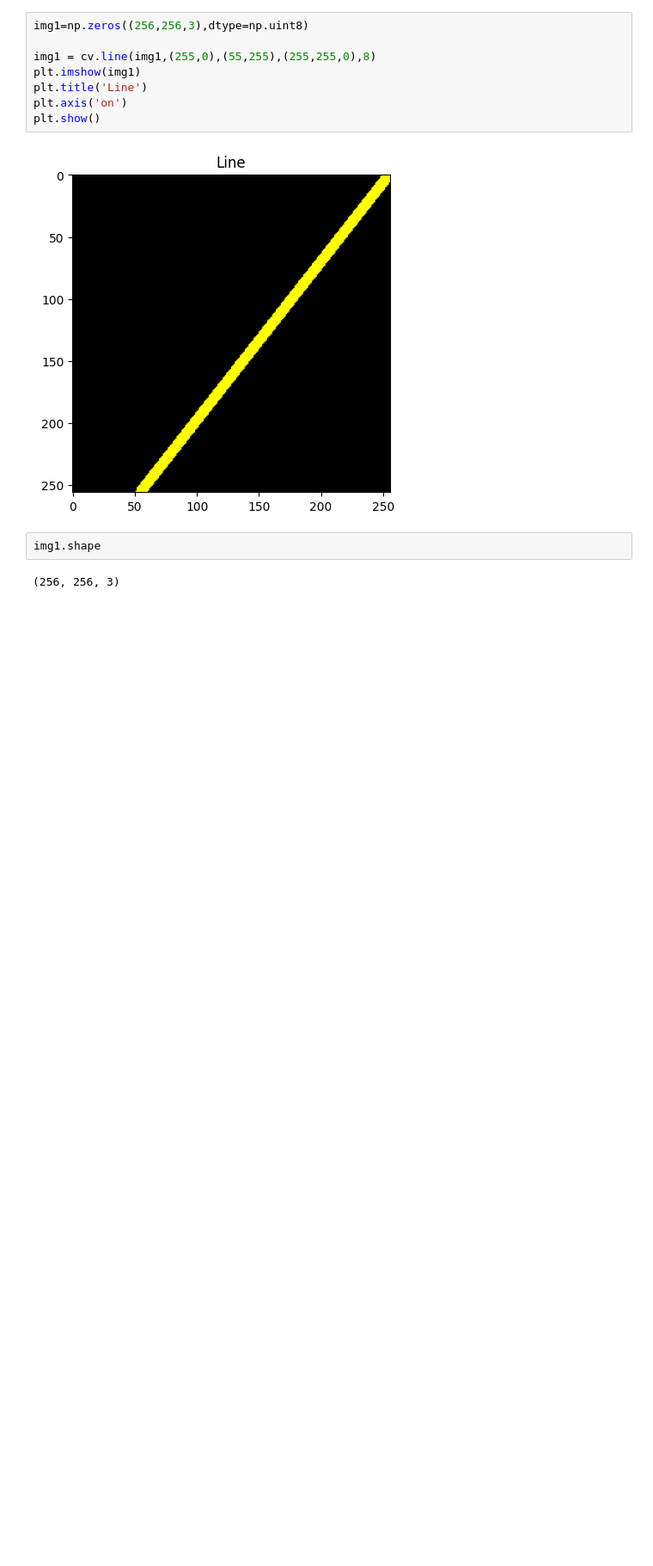
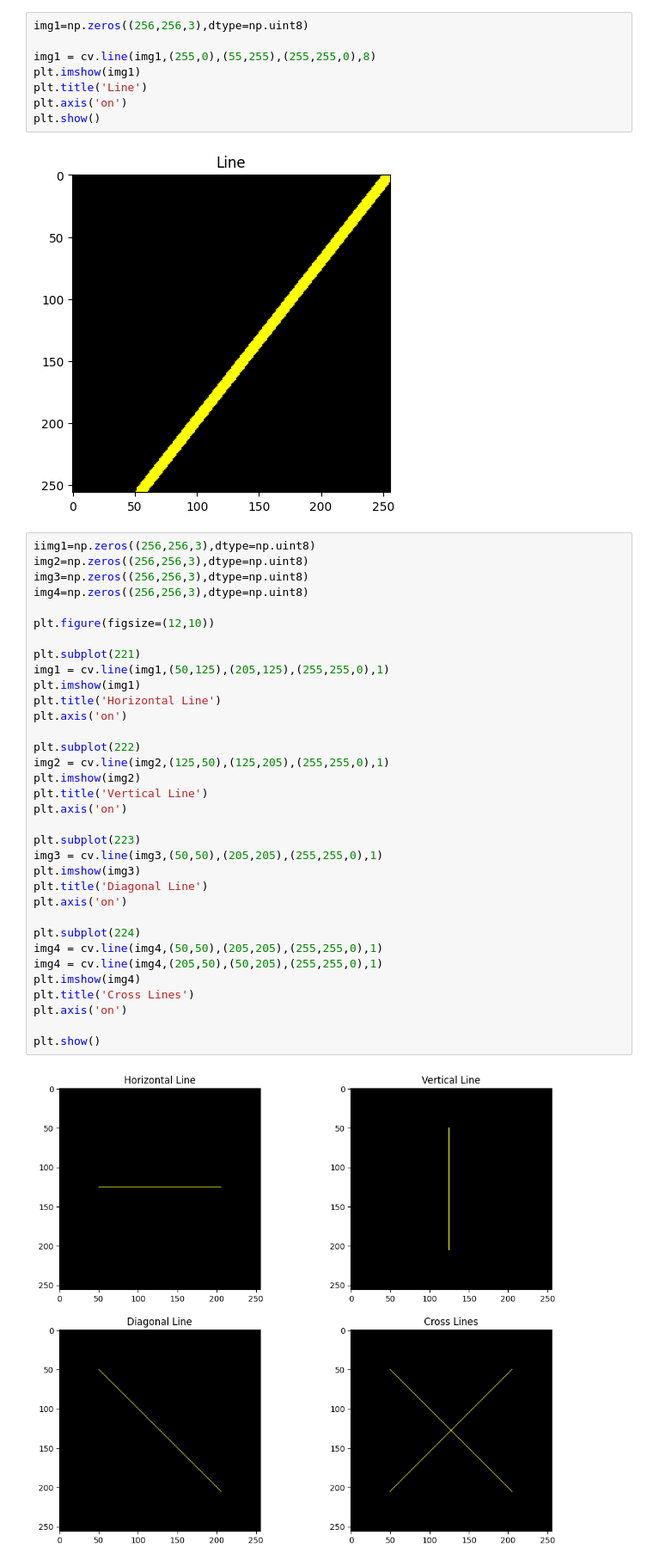
Before and after one commit to jainhardik06/Jupyter_env, a Jupyter notebook: DIP/exp2.ipynb, the cells around one changed output. Shown at 86% size. Drawn from its saved outputs; the diff is of its cells as text; blank space fills up the shorter version.

```diff
--- a/DIP/exp2.ipynb
+++ b/DIP/exp2.ipynb
@@ -74,6 +74,38 @@ plt.show()
 # %% [output]
 [figure]
 # %%
-img1.shape
+iimg1=np.zeros((256,256,3),dtype=np.uint8)
+img2=np.zeros((256,256,3),dtype=np.uint8)
+img3=np.zeros((256,256,3),dtype=np.uint8)
+img4=np.zeros((256,256,3),dtype=np.uint8)
+
+plt.figure(figsize=(12,10))
+
+plt.subplot(221)
+img1 = cv.line(img1,(50,125),(205,125),(255,255,0),1)
+plt.imshow(img1)
+plt.title('Horizontal Line')
+plt.axis('on')
+
+plt.subplot(222)
+img2 = cv.line(img2,(125,50),(125,205),(255,255,0),1)
+plt.imshow(img2)
+plt.title('Vertical Line')
+plt.axis('on')
+
+plt.subplot(223)
+img3 = cv.line(img3,(50,50),(205,205),(255,255,0),1)
+plt.imshow(img3)
+plt.title('Diagonal Line')
+plt.axis('on')
+
+plt.subplot(224)
+img4 = cv.line(img4,(50,50),(205,205),(255,255,0),1)
+img4 = cv.line(img4,(205,50),(50,205),(255,255,0),1)
+plt.imshow(img4)
+plt.title('Cross Lines')
+plt.axis('on')
+
+plt.show()
 # %% [output]
-(256, 256, 3)
+[figure, added]
```
Also changed, not shown: 32 other files.
